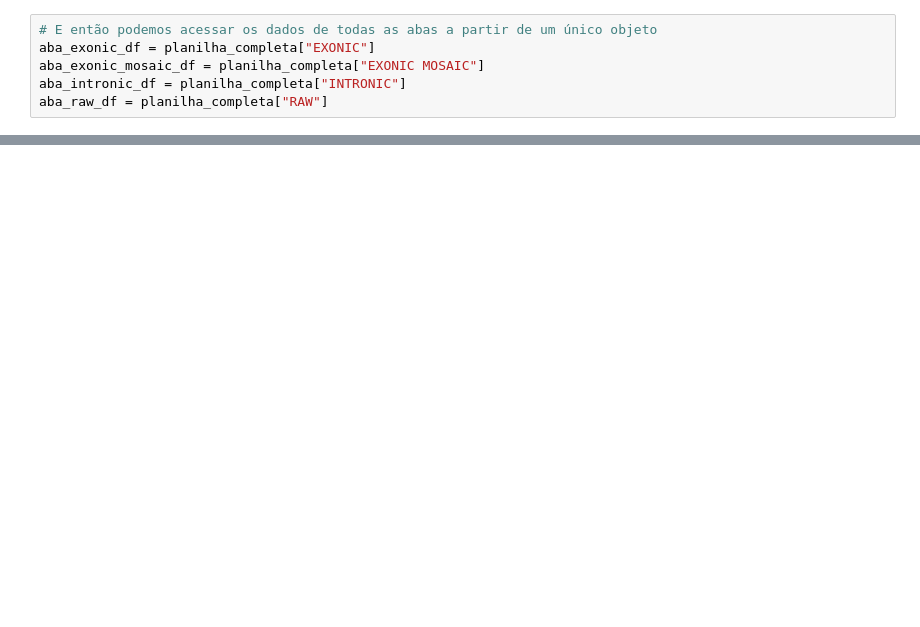
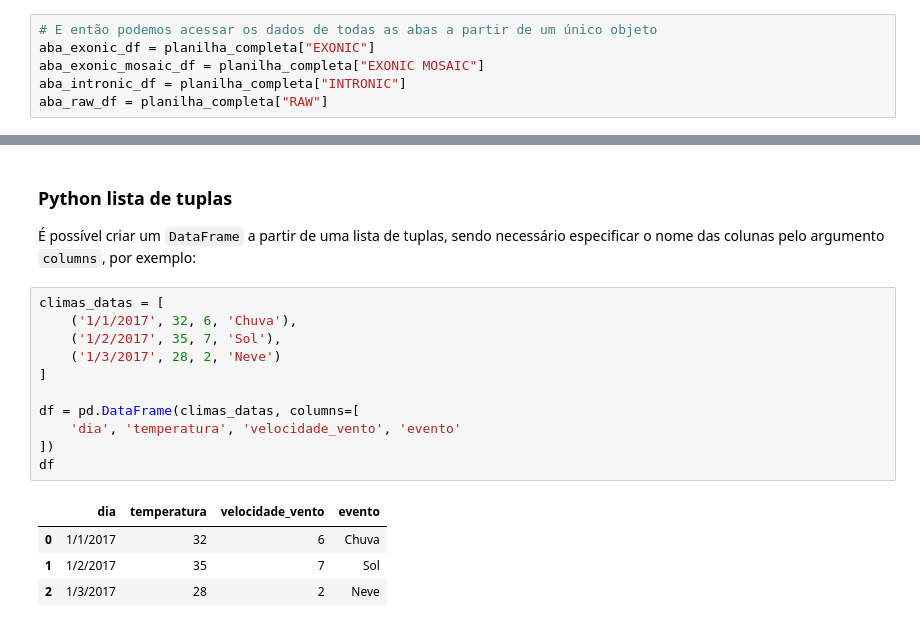
Before and after one commit to genomika/pandas-workshop, a Jupyter notebook: workshop-python_pandas_gnmk.ipynb, the cells around one changed output, grey strips where cells are left out. Cells and saved outputs as stored; diff of their text form; blank space fills up the shorter version.

```diff
--- a/workshop-python_pandas_gnmk.ipynb
+++ b/workshop-python_pandas_gnmk.ipynb
@@ -113,0 +190,20 @@ aba_raw_df = planilha_completa["RAW"]
+# %% [markdown]
+### Python lista de tuplas
+
+É possível criar um `DataFrame` a partir de uma lista de tuplas, sendo necessário especificar o nome das colunas pelo argumento `columns`, por exemplo:
+# %%
+climas_datas = [
+    ('1/1/2017', 32, 6, 'Chuva'),
+    ('1/2/2017', 35, 7, 'Sol'),
+    ('1/3/2017', 28, 2, 'Neve')
+]
+
+df = pd.DataFrame(climas_datas, columns=[
+    'dia', 'temperatura', 'velocidade_vento', 'evento'
+])
+df
+# %% [output]
+|  | dia | temperatura | velocidade_vento | evento |
+| 0 | 1/1/2017 | 32 | 6 | Chuva |
+| 1 | 1/2/2017 | 35 | 7 | Sol |
+| 2 | 1/3/2017 | 28 | 2 | Neve |
```
Also changed, not shown: parts of 17 cells of this notebook.
